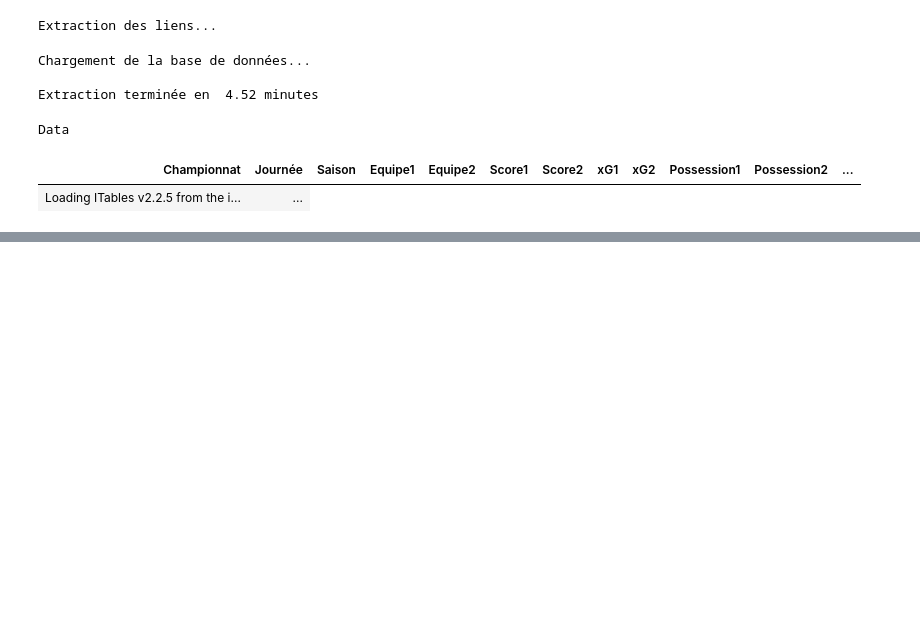
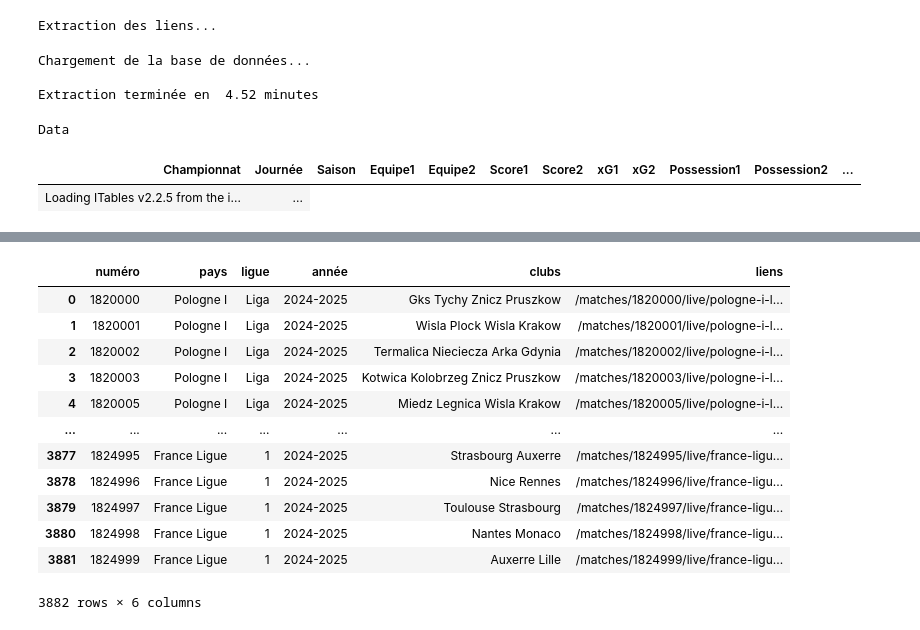
Before and after one commit to abusche/Football-Database, a Jupyter notebook: Rate.ipynb, the cells around one changed output, grey strips where cells are left out. Saved outputs shown, nothing was run; the diff lists cells and outputs as text; code cells hidden in the pictures; blank space fills up the shorter version.

```diff
--- a/Rate.ipynb
+++ b/Rate.ipynb
@@ -79,0 +172,2 @@ def get_rate(url):
+# %%
+links, tot_T2, tot_T3, tot_T4, tot_T5 = get_page(1820000, 1825000)
@@ -79,0 +220,3 @@ def get_rate(url):
+# %%
+filtered_list = [item for item in links if item != 'None']
+filtered_list
@@ -79,0 +241,19 @@ def get_rate(url):
+# %%
+def sep_list(url):
+    if url != "None":
+        pattern = r"/matches/(\d+)/live/([a-z-]+)-([a-z0-9-]+)-(\d{4}-\d{4})-(.+)"
+        match = re.match(pattern, url)
+
+        if match:
+            numero = match.group(1)
+            pays = match.group(2).replace("-", " ").title()
+            ligue = match.group(3).replace("-", " ").title()
+            annee = match.group(4)
+            clubs = match.group(5).replace("-", " ").title()
+            return numero, pays, ligue, annee, clubs, url
+        return None
+# %%
+# Appliquer la fonction à chaque élément
+parsed_matches = [sep_list(url) for url in filtered_list]
+print(len(parsed_matches))
+parsed_matches
@@ -79,0 +279,17 @@ def get_rate(url):
+# %%
+parsed_matches = pd.DataFrame(parsed_matches, columns=["numéro", "pays", "ligue", "année", "clubs", "liens"])
+parsed_matches
+# %% [output]
+|  | numéro | pays | ligue | année | clubs | liens |
+| 0 | 1820000 | Pologne I | Liga | 2024-2025 | Gks Tychy Znicz Pruszkow | /matches/1820000/live/pologne-i-l... |
+| 1 | 1820001 | Pologne I | Liga | 2024-2025 | Wisla Plock Wisla Krakow | /matches/1820001/live/pologne-i-l... |
+| 2 | 1820002 | Pologne I | Liga | 2024-2025 | Termalica Nieciecza Arka Gdynia | /matches/1820002/live/pologne-i-l... |
+| 3 | 1820003 | Pologne I | Liga | 2024-2025 | Kotwica Kolobrzeg Znicz Pruszkow | /matches/1820003/live/pologne-i-l... |
+| 4 | 1820005 | Pologne I | Liga | 2024-2025 | Miedz Legnica Wisla Krakow | /matches/1820005/live/pologne-i-l... |
+| ... | ... | ... | ... | ... | ... | ... |
+| 3877 | 1824995 | France Ligue | 1 | 2024-2025 | Strasbourg Auxerre | /matches/1824995/live/france-ligu... |
+| 3878 | 1824996 | France Ligue | 1 | 2024-2025 | Nice Rennes | /matches/1824996/live/france-ligu... |
+| 3879 | 1824997 | France Ligue | 1 | 2024-2025 | Toulouse Strasbourg | /matches/1824997/live/france-ligu... |
+| 3880 | 1824998 | France Ligue | 1 | 2024-2025 | Nantes Monaco | /matches/1824998/live/france-ligu... |
+| 3881 | 1824999 | France Ligue | 1 | 2024-2025 | Auxerre Lille | /matches/1824999/live/france-ligu... |
+3882 rows × 6 columns
```
Also changed, not shown: parts of 21 cells of this notebook, 3 other files.
